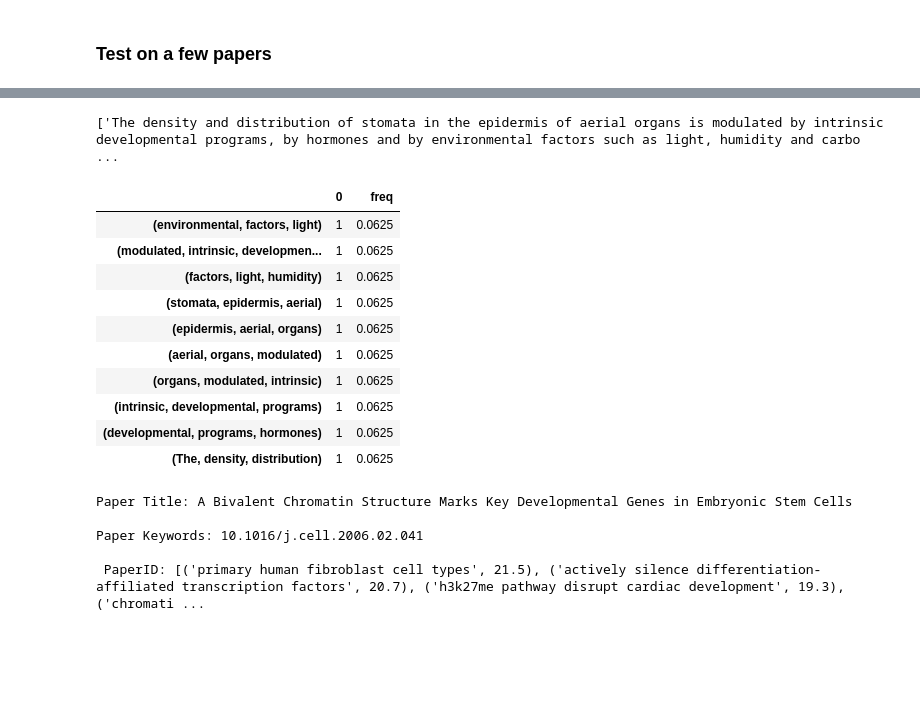
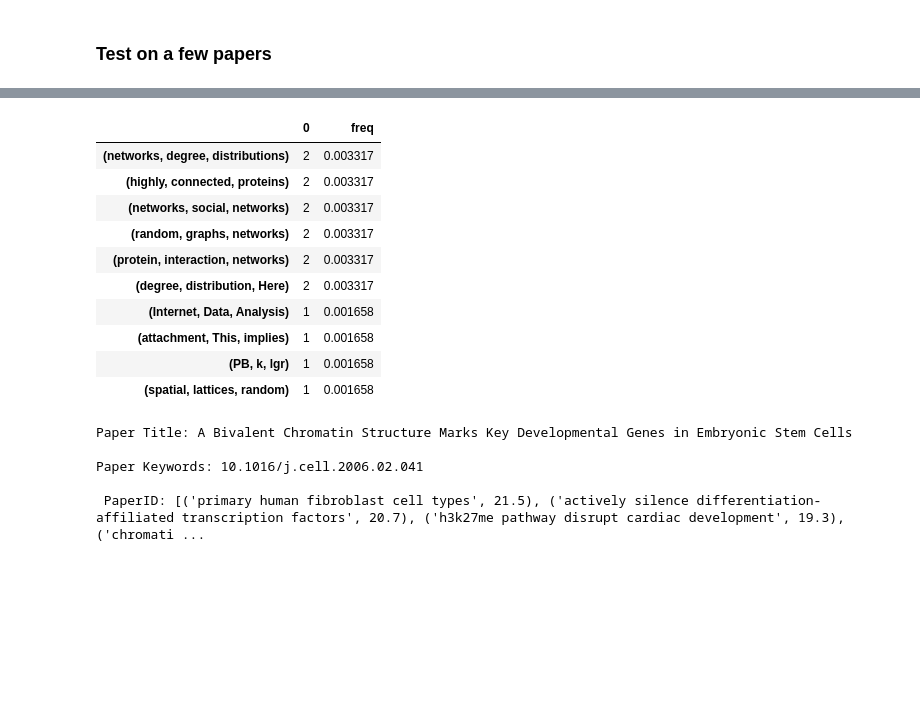
Before and after one commit to Omairss/LatentCitations, a Jupyter notebook: Frequent Itemset Mining.ipynb, the cells around one changed output, grey strips where cells are left out. Saved outputs shown, nothing was run; the diff lists cells and outputs as text; code cells hidden in the pictures; blank space fills up the shorter version.

```diff
--- a/Frequent Itemset Mining.ipynb
+++ b/Frequent Itemset Mining.ipynb
@@ -19,7 +19,7 @@ True
 # %%
 matched_dfs = pd.read_csv('data/intermediate/matched_dfs.csv', converters = {'clean_text': ast.literal_eval})
 # %%
-matched_dfs = pd.read_csv('data/intermediate/matched_dfs_merged.csv')
+#matched_dfs = pd.read_csv('data/intermediate/matched_dfs_merged.csv')
 # %%
 nature2references   = pd.read_hdf('data/nature/preprocessed/Nature2References.hdf')
 nature_references_info = pd.read_hdf('data/nature/preprocessed/NatureReferencesInformation.hdf').set_index('DOI')
@@ -97,18 +112,17 @@ matched_dfs.iloc[105089]['text']
 # %%
-top_trigram(matched_dfs.iloc[105089]['clean_text'])
+top_trigram(matched_dfs.iloc[45845]['clean_text'])
 # %% [output]
-['The density and distribution of stomata in the epidermis of aerial organs is modulated by intrinsic developmental programs, by hormones and by environmental factors such as light, humidity and carbo ...
 |  | 0 | freq |
-| (environmental, factors, light) | 1 | 0.0625 |
-| (modulated, intrinsic, developmen... | 1 | 0.0625 |
-| (factors, light, humidity) | 1 | 0.0625 |
-| (stomata, epidermis, aerial) | 1 | 0.0625 |
-| (epidermis, aerial, organs) | 1 | 0.0625 |
-| (aerial, organs, modulated) | 1 | 0.0625 |
-| (organs, modulated, intrinsic) | 1 | 0.0625 |
-| (intrinsic, developmental, programs) | 1 | 0.0625 |
-| (developmental, programs, hormones) | 1 | 0.0625 |
-| (The, density, distribution) | 1 | 0.0625 |
+| (networks, degree, distributions) | 2 | 0.003317 |
+| (highly, connected, proteins) | 2 | 0.003317 |
+| (networks, social, networks) | 2 | 0.003317 |
+| (random, graphs, networks) | 2 | 0.003317 |
+| (protein, interaction, networks) | 2 | 0.003317 |
+| (degree, distribution, Here) | 2 | 0.003317 |
+| (Internet, Data, Analysis) | 1 | 0.001658 |
+| (attachment, This, implies) | 1 | 0.001658 |
+| (PB, k, lgr) | 1 | 0.001658 |
+| (spatial, lattices, random) | 1 | 0.001658 |
 # %%
 test_df = matched_dfs.sort_values('count', ascending = False).iloc[:300].sample(5)
 # %%
```
Also changed, not shown: parts of 30 cells of this notebook, 5 other files.
